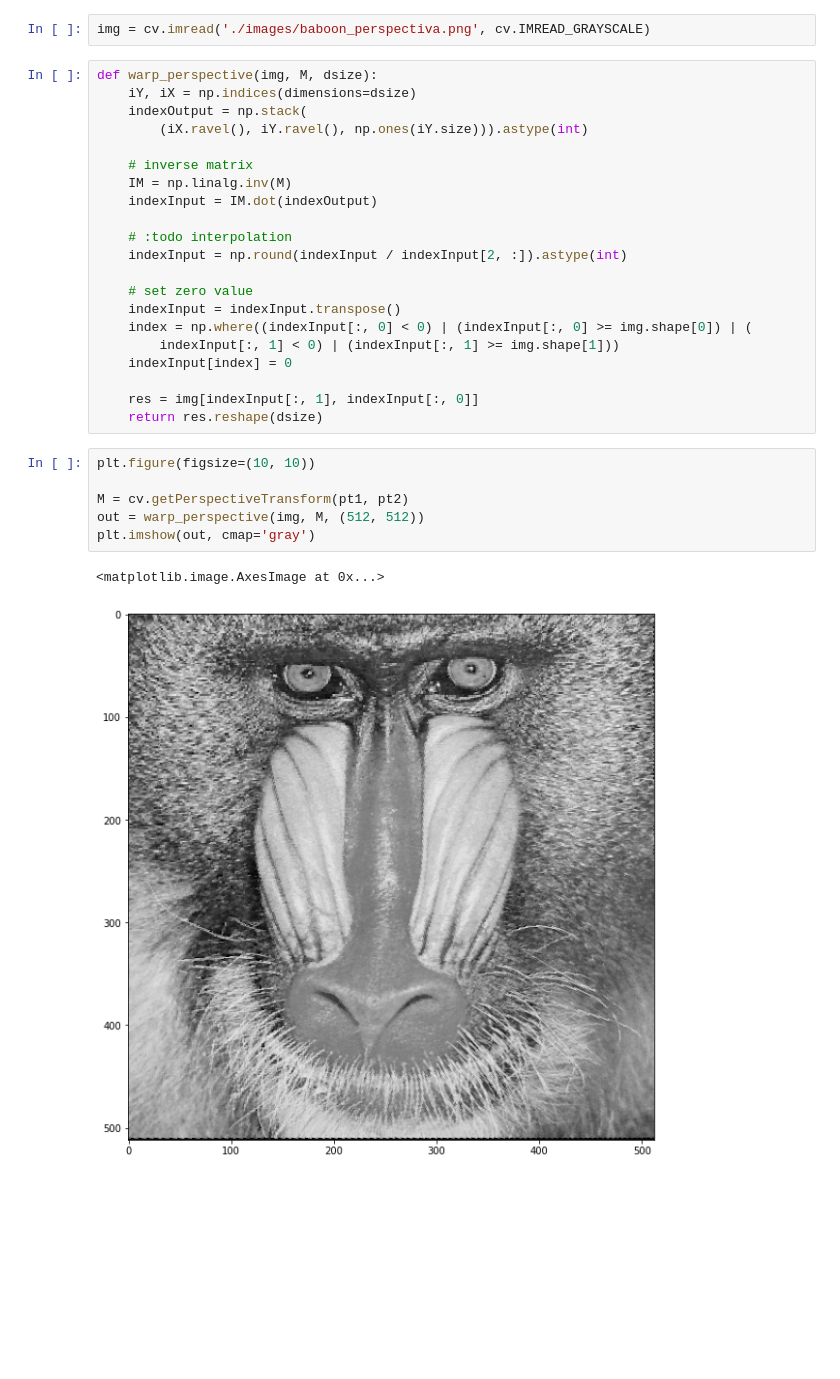
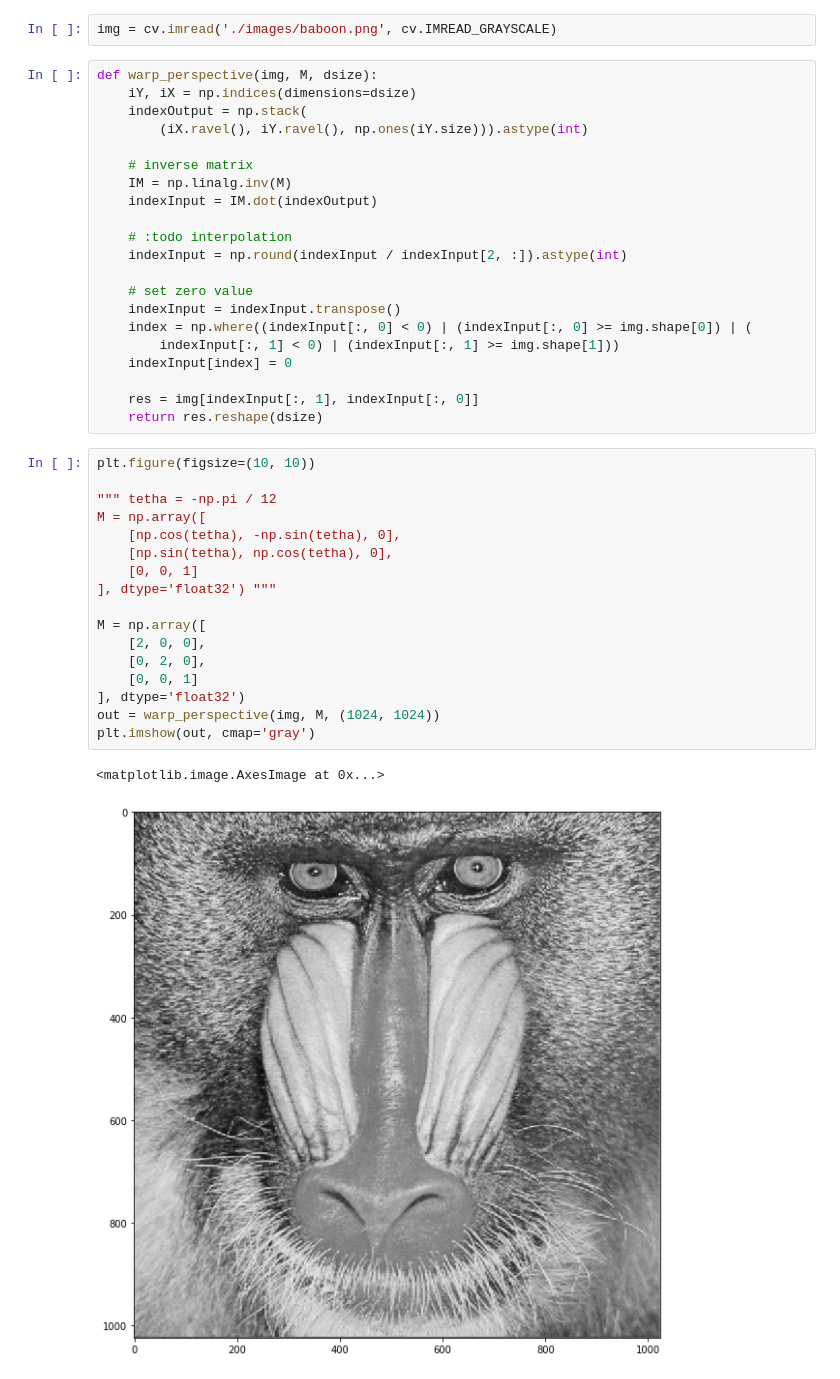
Before and after one commit to maldonadoq/image-processing, a Jupyter notebook: exercise/ex4/interpolation.ipynb, the cells around one changed output. Cells and saved outputs as stored; diff of their text form; blank space fills up the shorter version.

Commit message:
rotation and scale transformation

```diff
--- a/exercise/ex4/interpolation.ipynb
+++ b/exercise/ex4/interpolation.ipynb
@@ -9,5 +6,5 @@ pt2 = np.array([[0, 0], [511, 0], [511, 511], [0, 511]], dtype='float32')
 # %%
-img = cv.imread('./images/baboon_perspectiva.png', cv.IMREAD_GRAYSCALE)
+img = cv.imread('./images/baboon.png', cv.IMREAD_GRAYSCALE)
 # %%
 def warp_perspective(img, M, dsize):
     iY, iX = np.indices(dimensions=dsize)
@@ -29,12 +26,23 @@ def warp_perspective(img, M, dsize):
 
     res = img[indexInput[:, 1], indexInput[:, 0]]
     return res.reshape(dsize)
-# %%
-plt.figure(figsize=(10, 10))
-
-M = cv.getPerspectiveTransform(pt1, pt2)
-out = warp_perspective(img, M, (512, 512))
-plt.imshow(out, cmap='gray')
-# %% [output]
-<matplotlib.image.AxesImage at 0x...>
-[figure, removed]
+# %%
+plt.figure(figsize=(10, 10))
+
+""" tetha = -np.pi / 12
+M = np.array([
+    [np.cos(tetha), -np.sin(tetha), 0],
+    [np.sin(tetha), np.cos(tetha), 0],
+    [0, 0, 1]
+], dtype='float32') """
+
+M = np.array([
+    [2, 0, 0],
+    [0, 2, 0],
+    [0, 0, 1]
+], dtype='float32')
+out = warp_perspective(img, M, (1024, 1024))
+plt.imshow(out, cmap='gray')
+# %% [output]
+<matplotlib.image.AxesImage at 0x...>
+[figure, added]
```
Also changed, not shown: parts of 1 cell of this notebook.
